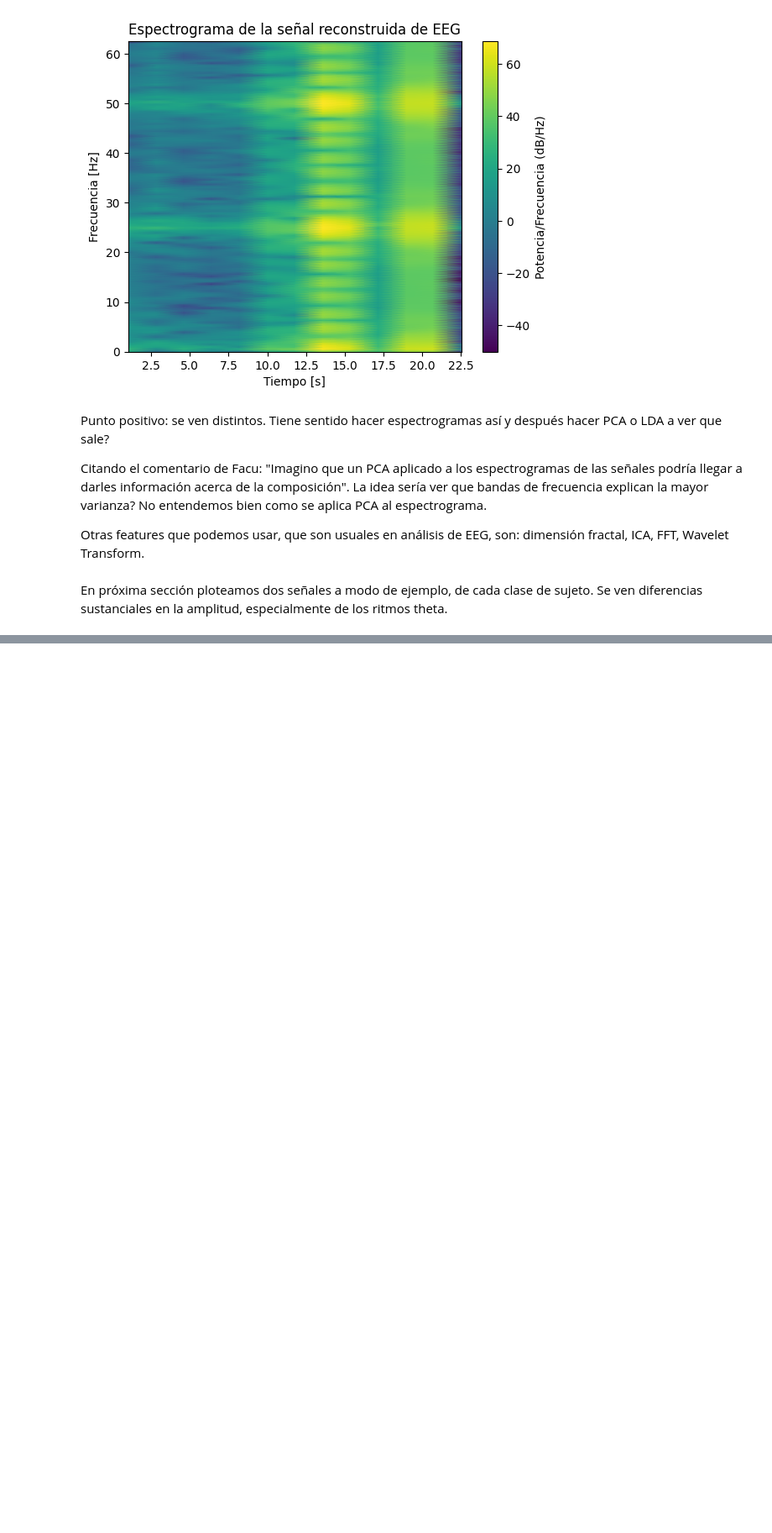
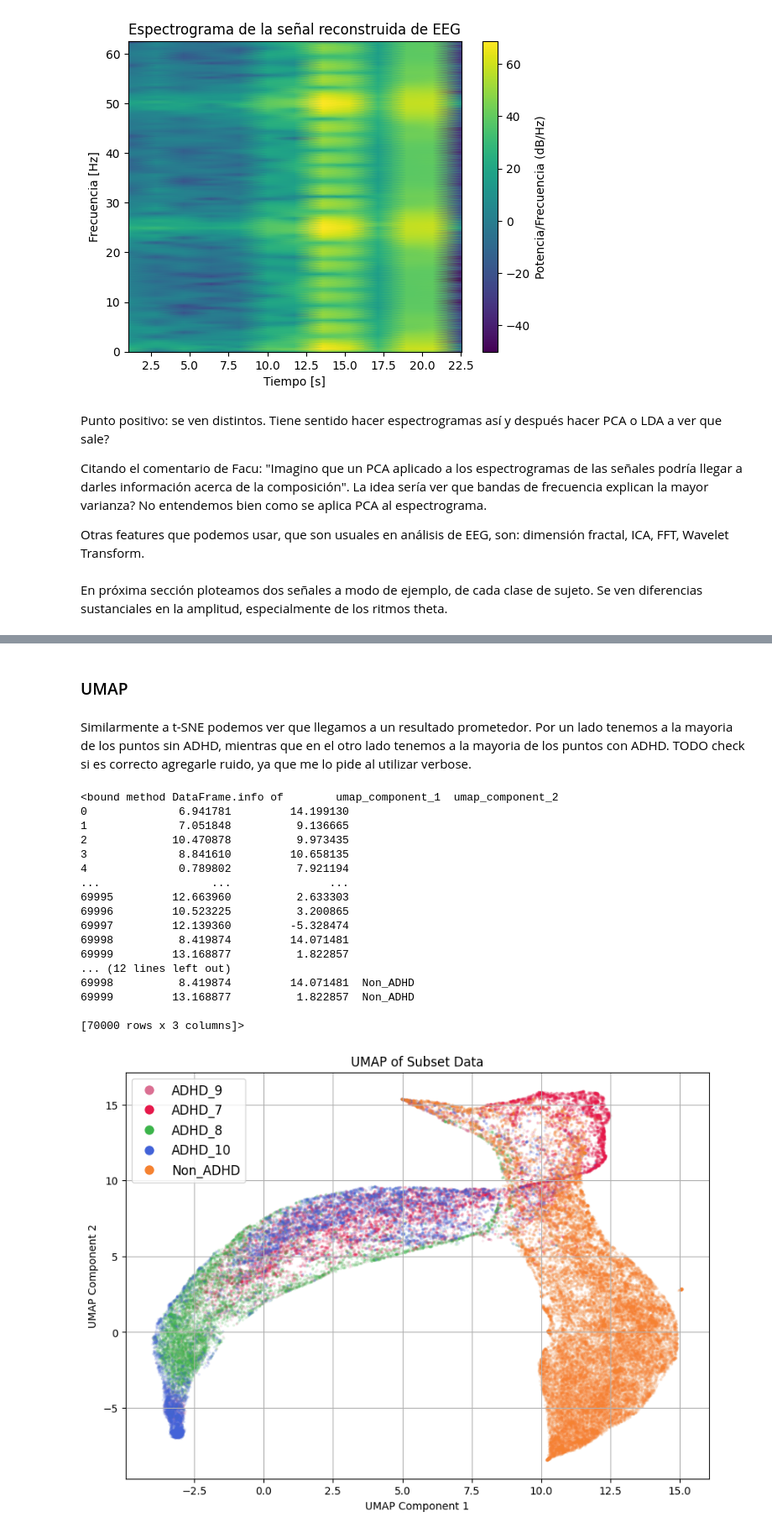
Before and after one commit to franitaa/ADHD-EEG-Game, a Jupyter notebook: ADHD_EEG_Game.ipynb, the cells around one changed output, grey strips where cells are left out. Shown at 84% size. Drawn from its saved outputs; the diff is of its cells as text; code cells hidden in the pictures; blank space fills up the shorter version.

```diff
--- a/ADHD_EEG_Game.ipynb
+++ b/ADHD_EEG_Game.ipynb
@@ -563,0 +553,78 @@ plt.show()
+# %% [markdown]
+### UMAP
+# %% [markdown]
+Similarmente a t-SNE podemos ver que llegamos a un resultado prometedor. Por un lado tenemos a la mayoria de los puntos sin ADHD, mientras que en el otro lado tenemos a la mayoria de los puntos con ADHD. TODO check si es correcto agregarle ruido, ya que me lo pide al utilizar verbose.
+# %%
+
+noise = np.random.normal(0, 0.0001, size=x_subset.shape)
+x_subset = x_subset + noise
+
+umap_model = UMAP(
+    n_components=2,
+    n_neighbors=150,
+    min_dist=0.2,
+    metric='euclidean',
+    learning_rate=0.5,
+    n_epochs=300,
+    n_jobs=-1,
+    verbose=False
+)
+
+umap_components = umap_model.fit_transform(x_subset)
+
+umap_df = pd.DataFrame(data=umap_components, columns=['umap_component_1', 'umap_component_2'])
+print(umap_df.info)
+
+final_df_umap = pd.concat([umap_df, y_subset.reset_index(drop=True)], axis=1)
+
+print(final_df_umap.info)
+
+color_palette = {
+    'ADHD_7': '#e6194b',  # Red
+    'ADHD_8': '#3cb44b',  # Green
+    'ADHD_9': '#db7093',  # Pink
+    'ADHD_10': '#4363d8',  # Blue
+    'Non_ADHD': '#f58231'  # Orange
+}
+
+plt.figure(figsize=(10, 7))
+for label in final_df_umap['Label'].unique():
+    subset = final_df_umap[final_df_umap['Label'] == label]
+    plt.scatter(
+        subset['umap_component_1'],
+        subset['umap_component_2'],
+        label=label,
+        c=color_palette[label],
+        s=3,
+        alpha=0.1
+    )
+plt.title('UMAP of Subset Data')
+plt.xlabel('UMAP Component 1')
+plt.ylabel('UMAP Component 2')
+handles, labels = plt.gca().get_legend_handles_labels()
+for i, handle in enumerate(handles):
+    handles[i] = plt.Line2D([0], [0], marker='o', color='w', label=labels[i],
+                            markerfacecolor=handle.get_facecolor()[0], markersize=10, alpha=1.0)
+
+plt.legend(handles=handles, loc='best', fontsize=12)
+plt.grid(True)
+plt.show()
+# %% [output]
+<bound method DataFrame.info of        umap_component_1  umap_component_2
+0              6.941781         14.199130
+1              7.051848          9.136665
+2             10.470878          9.973435
+3              8.841610         10.658135
+4              0.789802          7.921194
+...                 ...               ...
+69995         12.663960          2.633303
+69996         10.523225          3.200865
+69997         12.139360         -5.328474
+69998          8.419874         14.071481
+69999         13.168877          1.822857
+... (12 lines left out)
+69998          8.419874         14.071481  Non_ADHD
+69999         13.168877          1.822857  Non_ADHD
+
+[70000 rows x 3 columns]>
+[figure, added]
```
Also changed, not shown: parts of 31 cells of this notebook.
